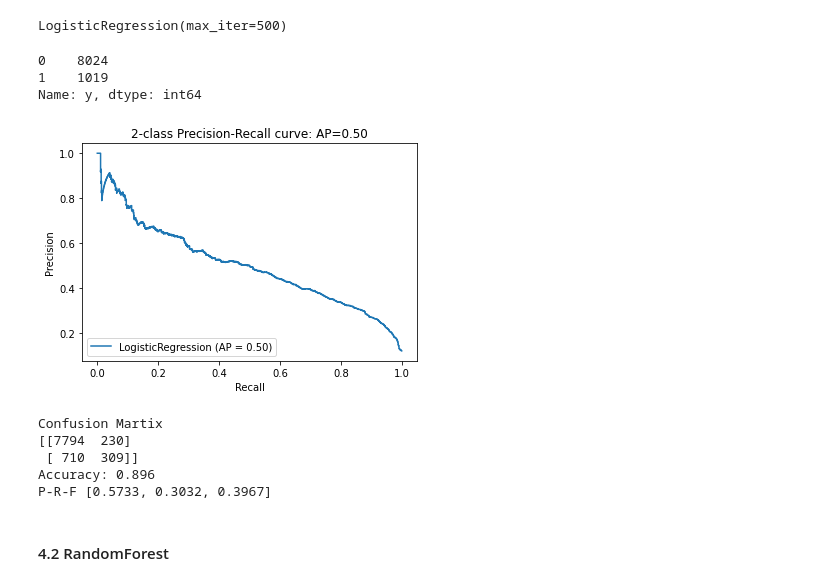
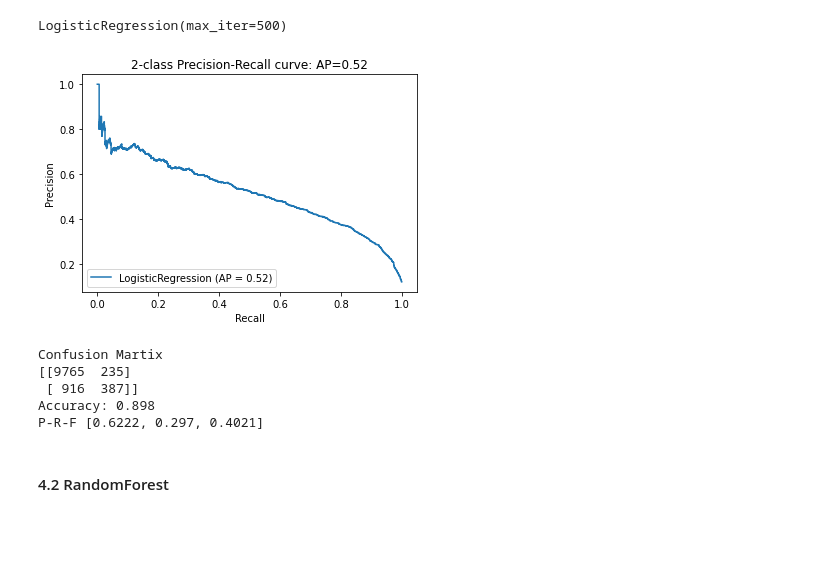
Before and after one commit to priteshjain0310/bank_data_modeling, a Jupyter notebook: modeling.ipynb, the cells around one changed output. Cells and saved outputs as stored; diff of their text form; code cells hidden in the pictures; blank space fills up the shorter version.

```diff
--- a/modeling.ipynb
+++ b/modeling.ipynb
@@ -105,7 +107,7 @@ data[numerical_columns]
 | 45210 | 37.0 | 2971.0 | 361.0 | 2.0 | 185.0 | 2.0 |
 45211 rows × 6 columns
 # %%
-train, test = train_test_split(data, train_size=0.8)
+train, test = train_test_split(data, train_size=0.75)
 train = train.reset_index(drop=True)
 test = test.reset_index(drop=True)
 numerical_columns = ['age', 'balance', 'duration', 'campaign', 'pdays', 'previous']
@@ -165,15 +167,17 @@ def get_result(model, test_X, test_y):
     result = pd.DataFrame(model.predict_proba(test_X))
 
     threshold = 0.5
+    result = pd.DataFrame(result[1])
+    result.columns = ['prob']
 
-    result['pred'] = result[1].apply(lambda x: 1 if x > threshold else 0)
+    result['pred'] = result['prob'].apply(lambda x: 1 if x > threshold else 0)
     result['actual'] = test_y
     result['pred'] = result['pred'].apply(lambda x: round(x))
     result['actual'] = result['actual'].apply(lambda x: round(x))
 
 
 
-    average_precision = average_precision_score(result['actual'], result[1])
+    average_precision = average_precision_score(result['actual'], result['prob'])
     disp = plot_precision_recall_curve(model, test_X, result['actual'])
     disp.ax_.set_title('2-class Precision-Recall curve: AP={0:0.2f}'.format(average_precision))
     return result, disp
@@ -200,24 +204,18 @@ lr_model = LogisticRegression(penalty='l2', max_iter=500)
 lr_model.fit(train_X, train_y)
 # %% [output]
 LogisticRegression(max_iter=500)
-# %%
-test_y.value_counts()
-# %% [output]
-0    8024
-1    1019
-Name: y, dtype: int64
 # %%
-result, disp = get_result(lr_model, test_X, test_y)
+lr_result, disp = get_result(lr_model, test_X, test_y)
 # %% [output]
-[figure, old version]
+[figure, new version]
 # %%
 get_inference(result['actual'], result['pred'])
 # %% [output]
 Confusion Martix
-[[7794  230]
- [ 710  309]]
-Accuracy: 0.896
-P-R-F [0.5733, 0.3032, 0.3967]
+[[9765  235]
+ [ 916  387]]
+Accuracy: 0.898
+P-R-F [0.6222, 0.297, 0.4021]
 # %% [markdown]
 #### 4.2 RandomForest
 # %%
```
Also changed, not shown: parts of 21 cells of this notebook.
